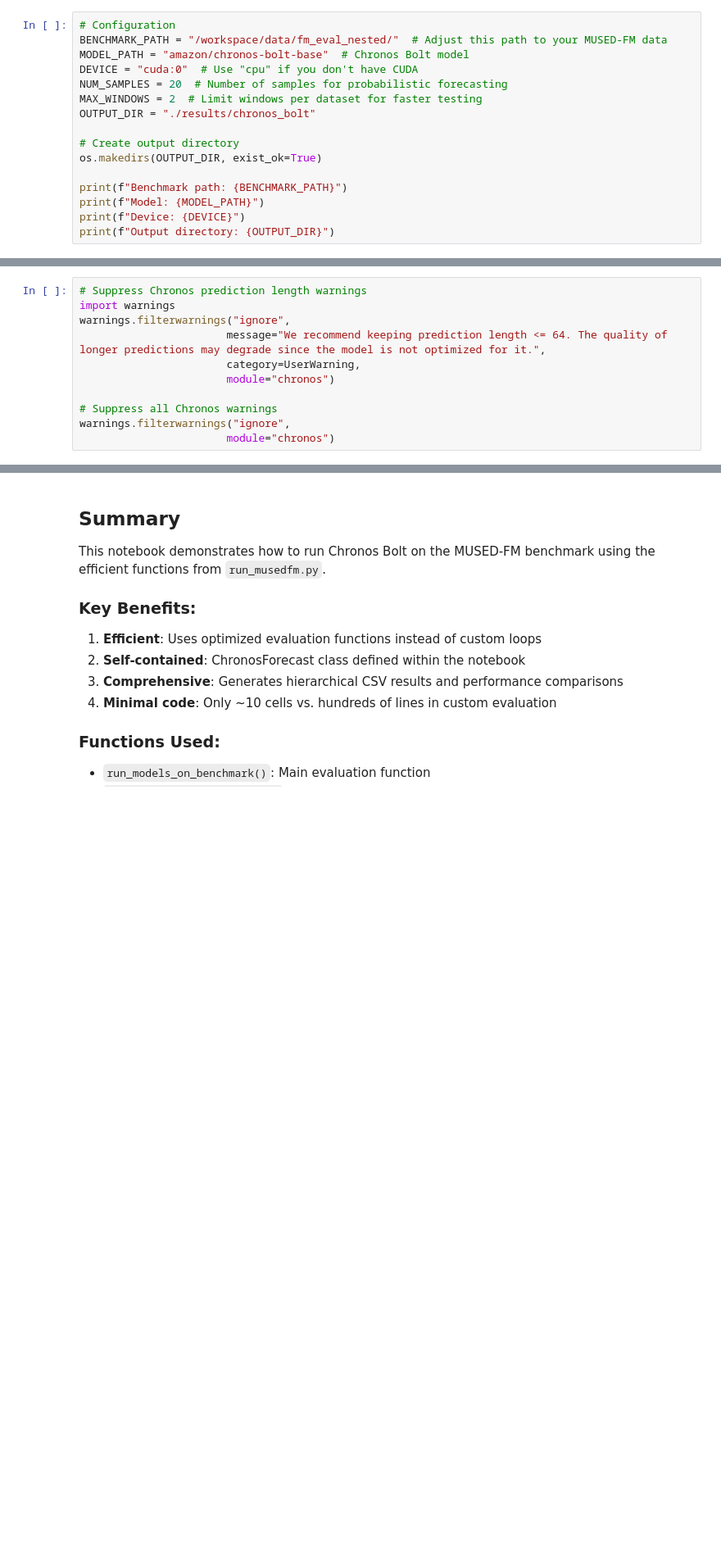
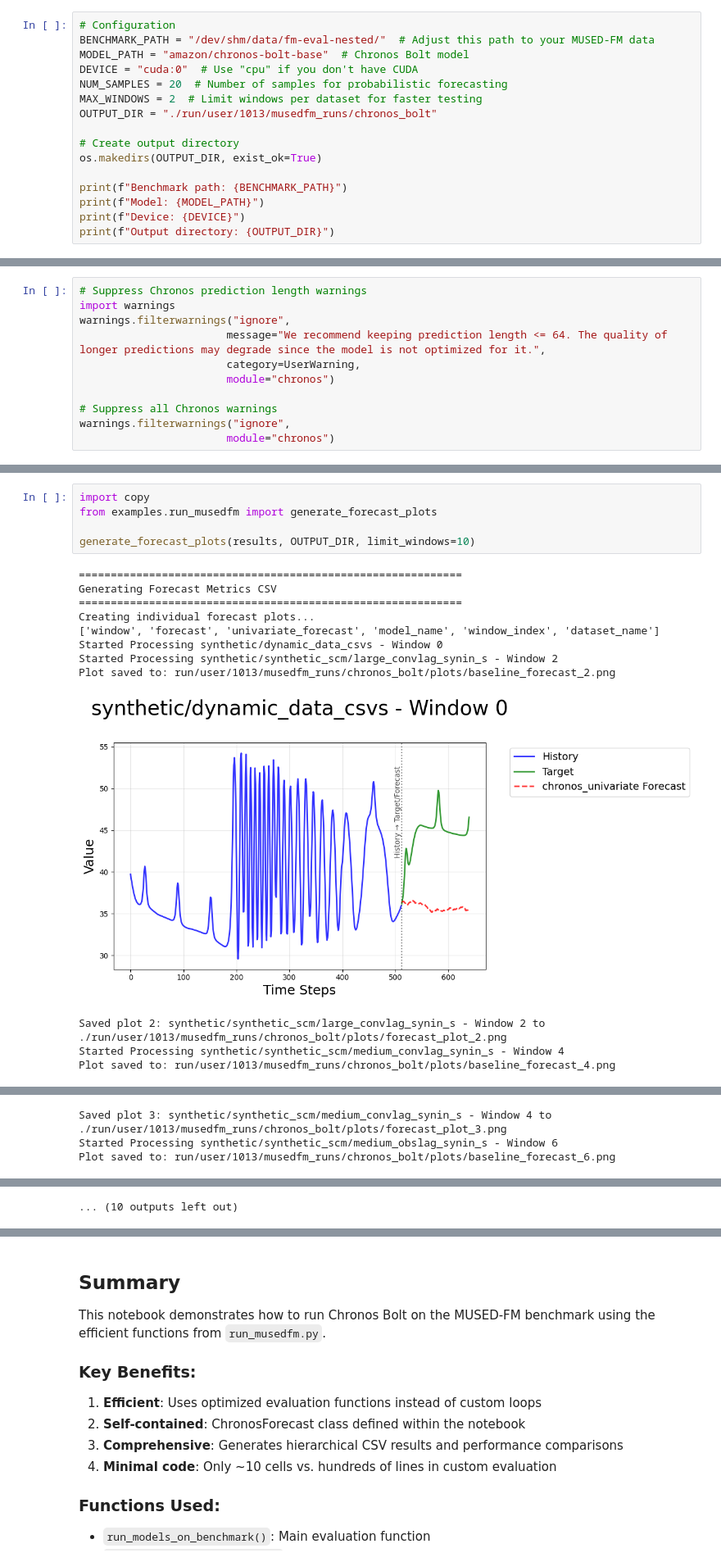
Before and after one commit to Synthefy/MultiTS-Eval, a Jupyter notebook: notebooks/chronos_bolt_musedfm_run_eval.ipynb, the cells around one changed output, grey strips where cells are left out. Shown at 82% size. Saved outputs shown, nothing was run; the diff lists cells and outputs as text; blank space fills up the shorter version.

```diff
--- a/notebooks/chronos_bolt_musedfm_run_eval.ipynb
+++ b/notebooks/chronos_bolt_musedfm_run_eval.ipynb
@@ -164,12 +164,12 @@ print("ChronosForecast class defined successfully!")
 ChronosForecast class defined successfully!
 # %%
 # Configuration
-BENCHMARK_PATH = "/workspace/data/fm_eval_nested/"  # Adjust this path to your MUSED-FM data
+BENCHMARK_PATH = "/dev/shm/data/fm-eval-nested/"  # Adjust this path to your MUSED-FM data
 MODEL_PATH = "amazon/chronos-bolt-base"  # Chronos Bolt model
 DEVICE = "cuda:0"  # Use "cpu" if you don't have CUDA
 NUM_SAMPLES = 20  # Number of samples for probabilistic forecasting
 MAX_WINDOWS = 2  # Limit windows per dataset for faster testing
-OUTPUT_DIR = "./results/chronos_bolt"
+OUTPUT_DIR = "./run/user/1013/musedfm_runs/chronos_bolt"
 
 # Create output directory
 os.makedirs(OUTPUT_DIR, exist_ok=True)
@@ -357,0 +280,18 @@ Plot saved to: results/chronos_bolt/plots/baseline_forecast_12.png
+# %%
+import copy
+from examples.run_musedfm import generate_forecast_plots
+
+generate_forecast_plots(results, OUTPUT_DIR, limit_windows=10)
+# %% [output]
+============================================================
+Generating Forecast Metrics CSV
+============================================================
+Creating individual forecast plots...
+['window', 'forecast', 'univariate_forecast', 'model_name', 'window_index', 'dataset_name']
+Started Processing synthetic/dynamic_data_csvs - Window 0
+Started Processing synthetic/synthetic_scm/large_convlag_synin_s - Window 2
+Plot saved to: run/user/1013/musedfm_runs/chronos_bolt/plots/baseline_forecast_2.png
+[figure, added]
+Saved plot 2: synthetic/synthetic_scm/large_convlag_synin_s - Window 2 to ./run/user/1013/musedfm_runs/chronos_bolt/plots/forecast_plot_2.png
+Started Processing synthetic/synthetic_scm/medium_convlag_synin_s - Window 4
+Plot saved to: run/user/1013/musedfm_runs/chronos_bolt/plots/baseline_forecast_4.png
@@ -357,0 +299,3 @@ Plot saved to: results/chronos_bolt/plots/baseline_forecast_12.png
+Saved plot 3: synthetic/synthetic_scm/medium_convlag_synin_s - Window 4 to ./run/user/1013/musedfm_runs/chronos_bolt/plots/forecast_plot_3.png
+Started Processing synthetic/synthetic_scm/medium_obslag_synin_s - Window 6
+Plot saved to: run/user/1013/musedfm_runs/chronos_bolt/plots/baseline_forecast_6.png
@@ -358,3 +315,4 @@ Plot saved to: results/chronos_bolt/plots/baseline_forecast_12.png
+... (10 outputs left out)
 # %%
 # Export hierarchical results to CSV
 export_hierarchical_results_to_csv(results, output_dir=OUTPUT_DIR)
```
Also changed, not shown: parts of 8 cells of this notebook, 11 other files.
